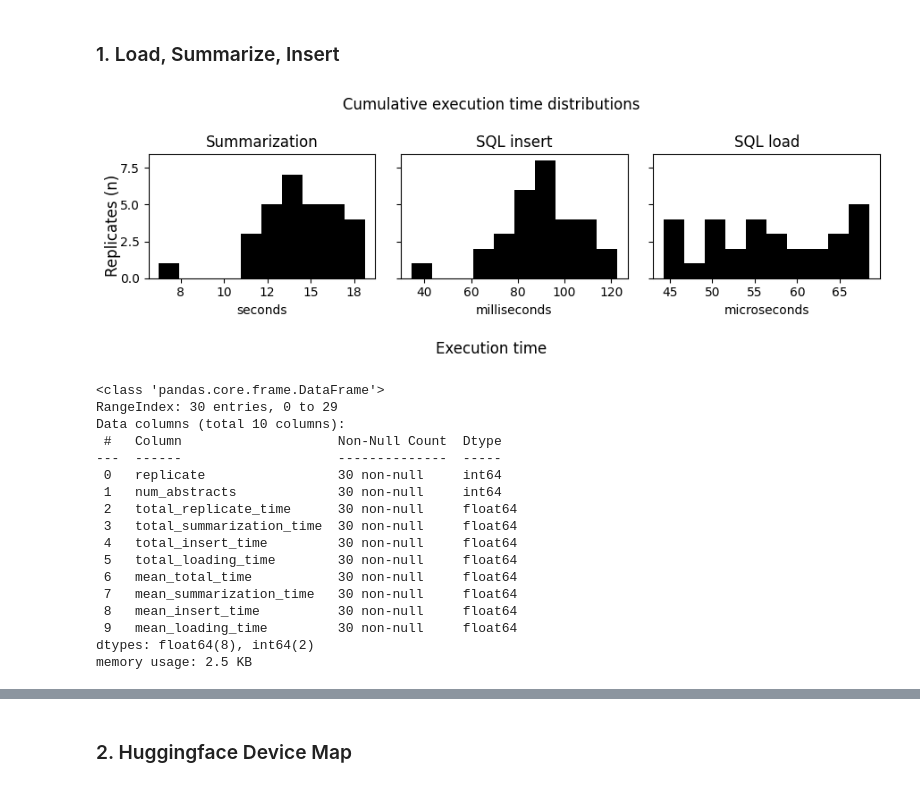
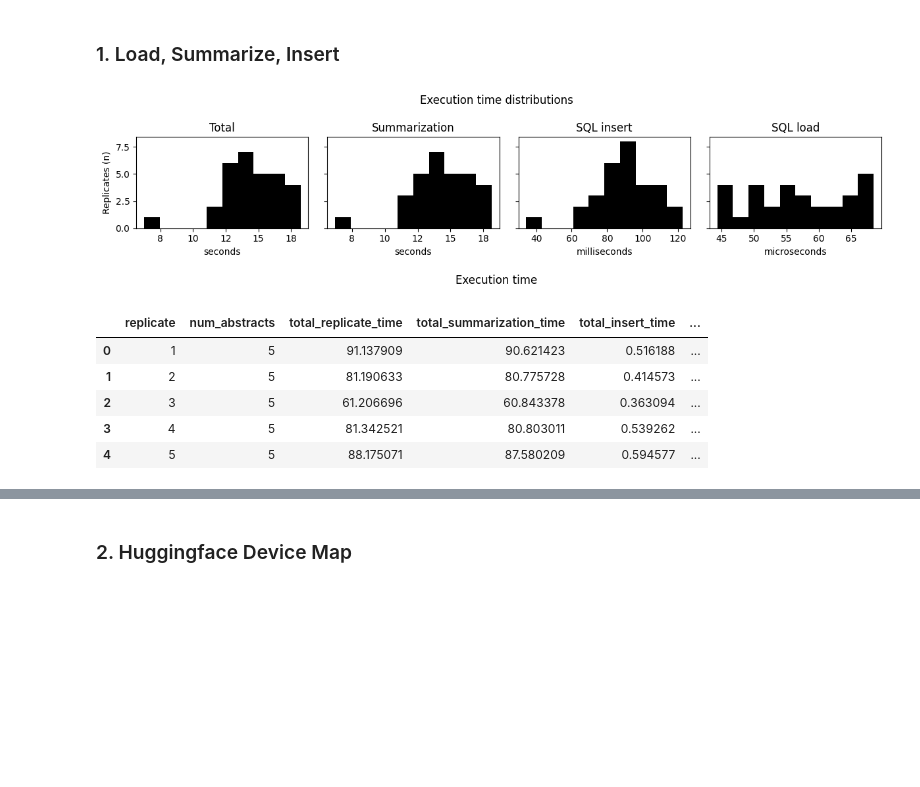
Before and after one commit to gperdrizet/PUBSUM, a Jupyter notebook: pubsum/notebooks/benchmarking_results.ipynb, the cells around one changed output, grey strips where cells are left out. Saved outputs shown, nothing was run; the diff lists cells and outputs as text; code cells hidden in the pictures; blank space fills up the shorter version.

Commit message:
Cleaned up plots

```diff
--- a/pubsum/notebooks/benchmarking_results.ipynb
+++ b/pubsum/notebooks/benchmarking_results.ipynb
@@ -10,52 +10,42 @@ from matplotlib.ticker import FormatStrFormatter
 # %%
 data = pd.read_csv('../benchmarks/load_summarize_insert/results.csv')
 
-titles = ['Summarization', 'SQL insert', 'SQL load']
-data_types = ['mean_summarization_time', 'mean_insert_time', 'mean_loading_time']
-xlabels = ['seconds', 'milliseconds', 'microseconds']
-xaxis_scales = [1, 10**3, 10**6]
+titles = ['Total', 'Summarization', 'SQL insert', 'SQL load']
+data_types = ['mean_total_time', 'mean_summarization_time', 'mean_insert_time', 'mean_loading_time']
+xlabels = ['seconds', 'seconds', 'milliseconds', 'microseconds']
+xaxis_scales = [1, 1, 10**3, 10**6]
 
-fig, axs = plt.subplots(1, 3, figsize=(9, 3), sharey=True, tight_layout=True)
+fig, axs = plt.subplots(1, 4, figsize=(12, 3), sharey=True, tight_layout=True)
 
-fig.suptitle('Cumulative execution time distributions')
+fig.suptitle('Execution time distributions')
 fig.supxlabel('Execution time')
-fig.supylabel('Replicates (n)')
 
 axs_num = 0
 
 for title, data_type, xlabel, xaxis_scale in zip(titles, data_types, xlabels, xaxis_scales):
 
     axs[axs_num].set_title(title)
     axs[axs_num].set_xlabel(xlabel)
     axs[axs_num].xaxis.set_major_formatter(FormatStrFormatter('%.0f'))
     axs[axs_num].hist(
         data[data_type] * xaxis_scale,
         histtype='stepfilled',
         cumulative=0,
         color='black'
     )
 
     axs_num += 1
 
+axs[0].set_ylabel('Replicates (n)')
+
 plt.show()
 
-data.info()
+data.head()
 # %% [output]
-[figure, old version]
+[figure, new version]
-<class 'pandas.core.frame.DataFrame'>
-RangeIndex: 30 entries, 0 to 29
-Data columns (total 10 columns):
- #   Column                    Non-Null Count  Dtype
----  ------                    --------------  -----
- 0   replicate                 30 non-null     int64
- 1   num_abstracts             30 non-null     int64
- 2   total_replicate_time      30 non-null     float64
- 3   total_summarization_time  30 non-null     float64
- 4   total_insert_time         30 non-null     float64
- 5   total_loading_time        30 non-null     float64
- 6   mean_total_time           30 non-null     float64
- 7   mean_summarization_time   30 non-null     float64
- 8   mean_insert_time          30 non-null     float64
- 9   mean_loading_time         30 non-null     float64
-dtypes: float64(8), int64(2)
-memory usage: 2.5 KB
+|  | replicate | num_abstracts | total_replicate_time | total_summarization_time | total_insert_time | ... |
+| 0 | 1 | 5 | 91.137909 | 90.621423 | 0.516188 | ... |
+| 1 | 2 | 5 | 81.190633 | 80.775728 | 0.414573 | ... |
+| 2 | 3 | 5 | 61.206696 | 60.843378 | 0.363094 | ... |
+| 3 | 4 | 5 | 81.342521 | 80.803011 | 0.539262 | ... |
+| 4 | 5 | 5 | 88.175071 | 87.580209 | 0.594577 | ... |
```
Also changed, not shown: parts of 4 cells of this notebook.
